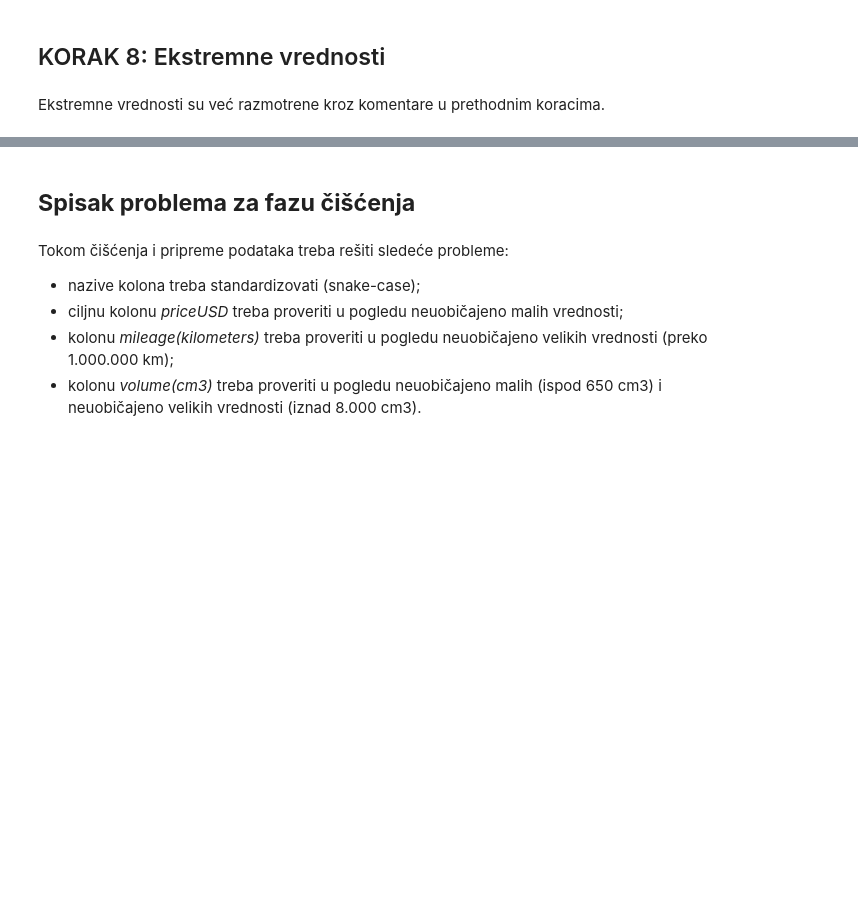
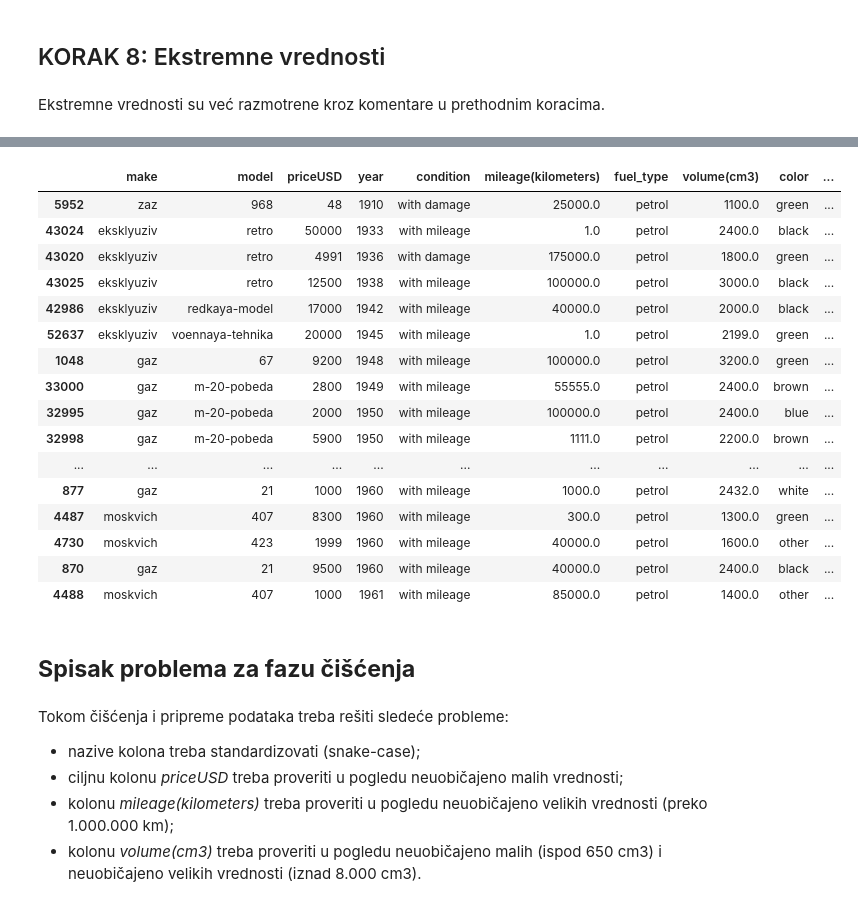
Before and after one commit to beexy86-rgb/car-price-prediction, a Jupyter notebook: notebooks/01_eda.ipynb, the cells around one changed output, grey strips where cells are left out. Cells and saved outputs as stored; diff of their text form; code cells hidden in the pictures; blank space fills up the shorter version.

```diff
--- a/notebooks/01_eda.ipynb
+++ b/notebooks/01_eda.ipynb
@@ -255,3 +311,23 @@ Ekstremne vrednosti su već razmotrene kroz komentare u prethodnim koracima.
+# %%
+df.sort_values(by="year").head(50)
+# %% [output]
+|  | make | model | priceUSD | year | condition | mileage(kilometers) | fuel_type | volume(cm3) | color | ... |
+| 5952 | zaz | 968 | 48 | 1910 | with damage | 25000.0 | petrol | 1100.0 | green | ... |
+| 43024 | eksklyuziv | retro | 50000 | 1933 | with mileage | 1.0 | petrol | 2400.0 | black | ... |
+| 43020 | eksklyuziv | retro | 4991 | 1936 | with damage | 175000.0 | petrol | 1800.0 | green | ... |
+| 43025 | eksklyuziv | retro | 12500 | 1938 | with mileage | 100000.0 | petrol | 3000.0 | black | ... |
+| 42986 | eksklyuziv | redkaya-model | 17000 | 1942 | with mileage | 40000.0 | petrol | 2000.0 | black | ... |
+| 52637 | eksklyuziv | voennaya-tehnika | 20000 | 1945 | with mileage | 1.0 | petrol | 2199.0 | green | ... |
+| 1048 | gaz | 67 | 9200 | 1948 | with mileage | 100000.0 | petrol | 3200.0 | green | ... |
+| 33000 | gaz | m-20-pobeda | 2800 | 1949 | with mileage | 55555.0 | petrol | 2400.0 | brown | ... |
+| 32995 | gaz | m-20-pobeda | 2000 | 1950 | with mileage | 100000.0 | petrol | 2400.0 | blue | ... |
+| 32998 | gaz | m-20-pobeda | 5900 | 1950 | with mileage | 1111.0 | petrol | 2200.0 | brown | ... |
+| ... | ... | ... | ... | ... | ... | ... | ... | ... | ... | ... |
+| 877 | gaz | 21 | 1000 | 1960 | with mileage | 1000.0 | petrol | 2432.0 | white | ... |
+| 4487 | moskvich | 407 | 8300 | 1960 | with mileage | 300.0 | petrol | 1300.0 | green | ... |
+| 4730 | moskvich | 423 | 1999 | 1960 | with mileage | 40000.0 | petrol | 1600.0 | other | ... |
+| 870 | gaz | 21 | 9500 | 1960 | with mileage | 40000.0 | petrol | 2400.0 | black | ... |
+| 4488 | moskvich | 407 | 1000 | 1961 | with mileage | 85000.0 | petrol | 1400.0 | other | ... |
 # %% [markdown]
 ## **Spisak problema za fazu čišćenja**
 # %% [markdown]
```
Also changed, not shown: parts of 5 cells of this notebook, 3 other files.
